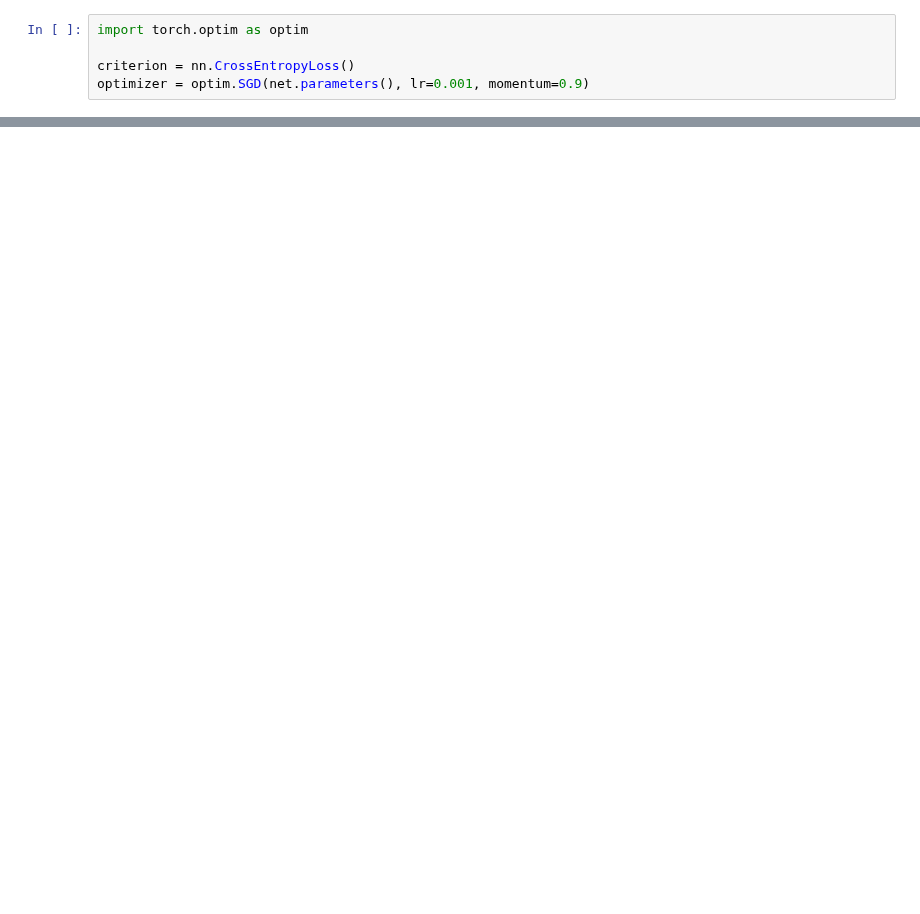
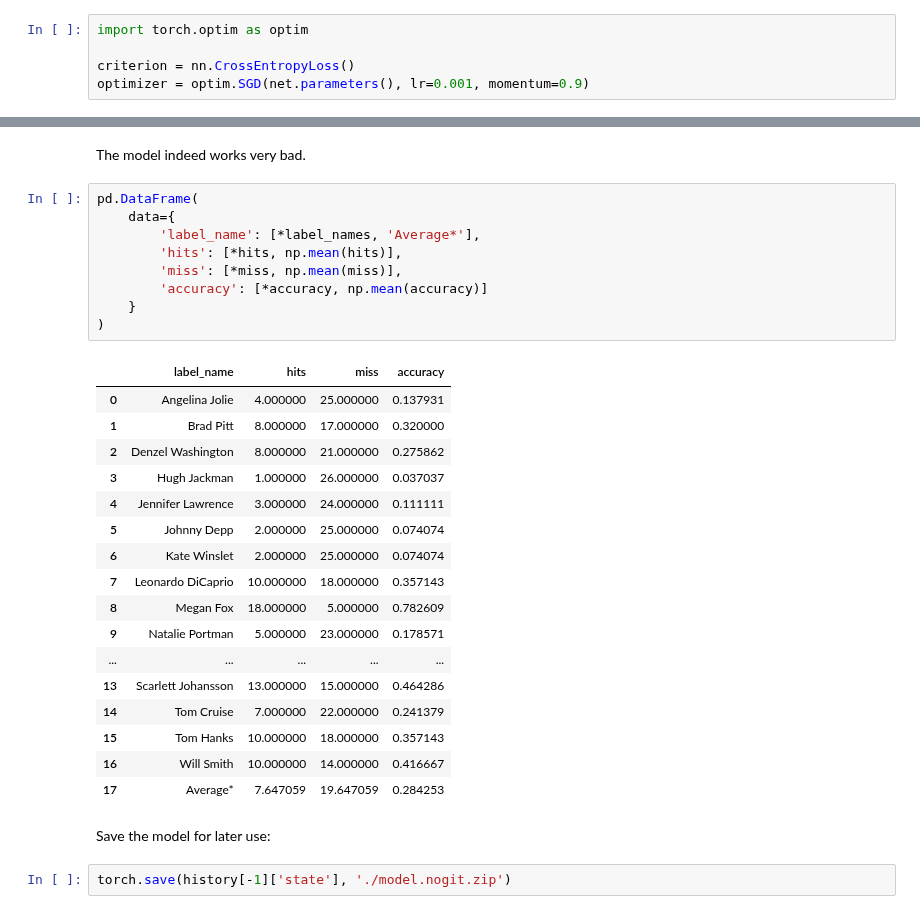
Before and after one commit to marcospampi/lab-data-mining, a Jupyter notebook: homework6/homework.ipynb, the cells around one changed output, grey strips where cells are left out. Saved outputs shown, nothing was run; the diff lists cells and outputs as text; blank space fills up the shorter version.

```diff
--- a/homework6/homework.ipynb
+++ b/homework6/homework.ipynb
@@ -227,0 +320,33 @@ sys.getsizeof(net.state_dict())
+# %% [markdown]
+The model indeed works very bad.
+# %%
+pd.DataFrame(
+    data={
+        'label_name': [*label_names, 'Average*'],
+        'hits': [*hits, np.mean(hits)],
+        'miss': [*miss, np.mean(miss)],
+        'accuracy': [*accuracy, np.mean(accuracy)]
+    }
+)
+# %% [output]
+|  | label_name | hits | miss | accuracy |
+| 0 | Angelina Jolie | 4.000000 | 25.000000 | 0.137931 |
+| 1 | Brad Pitt | 8.000000 | 17.000000 | 0.320000 |
+| 2 | Denzel Washington | 8.000000 | 21.000000 | 0.275862 |
+| 3 | Hugh Jackman | 1.000000 | 26.000000 | 0.037037 |
+| 4 | Jennifer Lawrence | 3.000000 | 24.000000 | 0.111111 |
+| 5 | Johnny Depp | 2.000000 | 25.000000 | 0.074074 |
+| 6 | Kate Winslet | 2.000000 | 25.000000 | 0.074074 |
+| 7 | Leonardo DiCaprio | 10.000000 | 18.000000 | 0.357143 |
+| 8 | Megan Fox | 18.000000 | 5.000000 | 0.782609 |
+| 9 | Natalie Portman | 5.000000 | 23.000000 | 0.178571 |
+| ... | ... | ... | ... | ... |
+| 13 | Scarlett Johansson | 13.000000 | 15.000000 | 0.464286 |
+| 14 | Tom Cruise | 7.000000 | 22.000000 | 0.241379 |
+| 15 | Tom Hanks | 10.000000 | 18.000000 | 0.357143 |
+| 16 | Will Smith | 10.000000 | 14.000000 | 0.416667 |
+| 17 | Average* | 7.647059 | 19.647059 | 0.284253 |
+# %% [markdown]
+Save the model for later use:
+# %%
+torch.save(history[-1]['state'], './model.nogit.zip')
```
Also changed, not shown: parts of 29 cells of this notebook, 1 other file.
